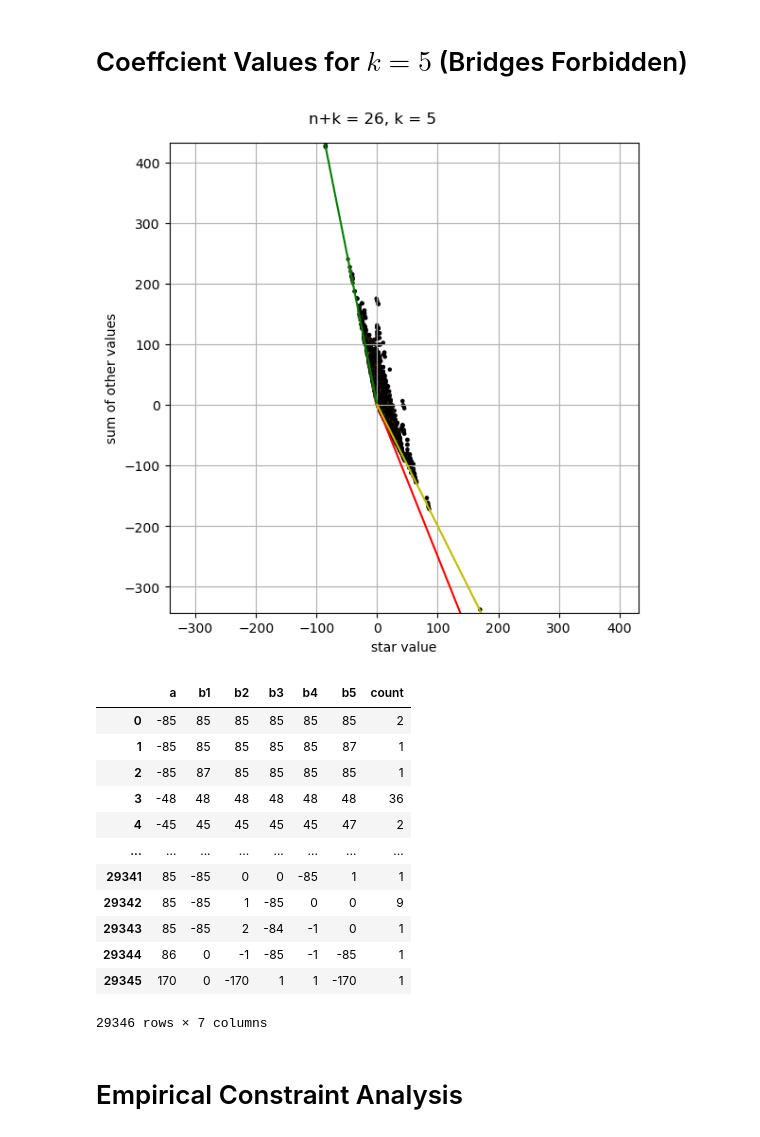
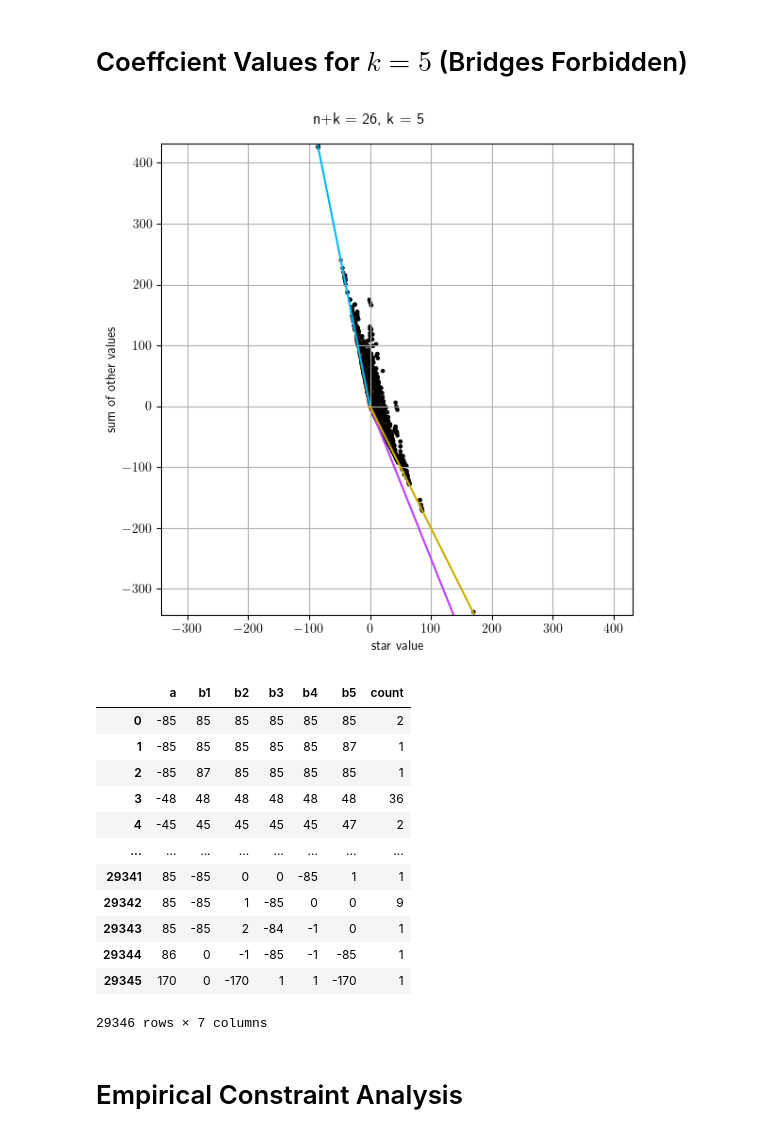
Before and after one commit to davidmisiak/flow-polynomials, a Jupyter notebook: analysis.ipynb, the cells around one changed output. Saved outputs shown, nothing was run; the diff lists cells and outputs as text; code cells hidden in the pictures.

Commit message:
Generate plots for thesis

```diff
--- a/analysis.ipynb
+++ b/analysis.ipynb
@@ -12,6 +12,8 @@ import datetime
 
 from scripts.plot import plot_from_files
 
+plt.rcParams['text.usetex'] = True
+
 def head_and_tail(xs, n=5):
     if len(xs) <= 2*n:
         return xs
@@ -23,6 +25,10 @@ def df_show_all_rows(df):
 
 def unique_rows(df):
     return df.drop_duplicates(ignore_index=True)
+
+CYAN = '#00B9F2' # cyan
+MAGENTA = '#BF3EFF' # DarkOrchid1
+YELLOW = '#CDAD00' #Gold3
 # %%
 def load_stats(path):
     return pd.read_table(path, names=['k', 'n', 'c', 'min', 'max', 'star', 'count'], sep=' ')
@@ -392,7 +417,7 @@ plot_from_files(['graphs/k4_max_colorings/16.txt'])
 # %% [markdown]
 ---
 # %%
-def plot_k5(df, v):
+def plot_k5(df, v, name):
     df_v = df[5 + df.n == v]
     df_agg = df_v.groupby(['a', 'b1', 'b2', 'b3', 'b4', 'b5']).agg({'count': 'sum'}).reset_index()
     a, b1, b2, b3, b4, b5 = df_agg.a, df_agg.b1, df_agg.b2, df_agg.b3, df_agg.b4, df_agg.b5
@@ -407,7 +432,7 @@ def plot_k5(df, v):
         assert (expr >= 0).all()
 
     fig = plt.figure(figsize=(6, 6))
-    fig.suptitle('n+k = {}, k = 5'.format(v))
+    fig.suptitle(f'n+k = {v}, k = 5')
 
     xs, ys = a, b1 + b2 + b3 + b4 + b5
     ax = fig.add_subplot(111)
@@ -420,14 +445,34 @@ def plot_k5(df, v):
     ax.set_aspect('equal')
     ax.scatter(xs, ys, c=df_agg['count'], cmap='copper', norm=mpl.colors.LogNorm(), s=5)
 
-    ax.plot([0, -1000], [0, 5000], color='g')
-    ax.plot([0, 1000], [0, -2500], color='r')
-    ax.plot([0, 1000], [0, -2000], color='y')
+    ax.plot([0, -1000], [0, 5000], color=CYAN)
+    ax.plot([0, 1000], [0, -2500], color=MAGENTA)
+    ax.plot([0, 1000], [0, -2000], color=YELLOW)
 
     plt.grid()
     plt.tight_layout()
     plt.show()
 
+    # for thesis
+    fig = plt.figure(figsize=(5, 5))
+    xs, ys = a, b1 + b2 + b3 + b4 + b5
+    ax = fig.add_subplot(111)
+    ax.set_title(f'$n+k = {v}$, $k = 5$')
+    ax.set_xlabel('$a$')
+    ax.set_ylabel('$b_1+b_2+b_3+b_4+b_5$')
+    min_ = min(xs.min(), ys.min())-5
+    max_ = max(xs.max(), ys.max())+5
+    ax.set_xlim(min_, max_)
+    ax.set_ylim(min_, max_)
+    ax.set_aspect('equal')
+    ax.scatter(xs, ys,c='k', s=3)
+    ax.plot([0, -1000], [0, 5000], color=CYAN)
+    ax.plot([0, 1000], [0, -2500], color=MAGENTA)
+    ax.plot([0, 1000], [0, -2000], color=YELLOW)
+    plt.grid()
+    plt.savefig(f'generated-plots/coef-scatter-{name}.pdf', bbox_inches='tight', dpi=600)
+    plt.close()
+
     return df_agg
 # %% [markdown]
 # Coeffcient Values for $k=5$ (Bridges Allowed)
@@ -451,9 +496,9 @@ plot_k5(df_k5_c2m2dP5, 26)
 # %% [markdown]
 # Coeffcient Values for $k=5$ (Bridges Forbidden)
 # %%
-plot_k5(df_k5_dP5, 26)
+plot_k5(df_k5_dP5, 26, 'dP5')
 # %% [output]
-[figure, old version]
+[figure, new version]
 |  | a | b1 | b2 | b3 | b4 | b5 | count |
 | 0 | -85 | 85 | 85 | 85 | 85 | 85 | 2 |
 | 1 | -85 | 85 | 85 | 85 | 85 | 87 | 1 |
```
Also changed, not shown: parts of 6 cells of this notebook, 2 other files.
